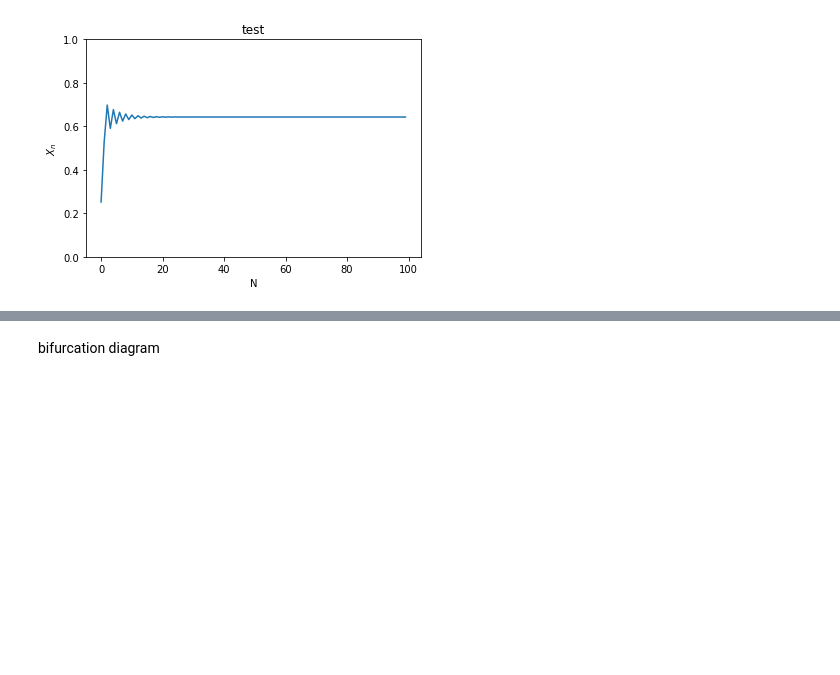
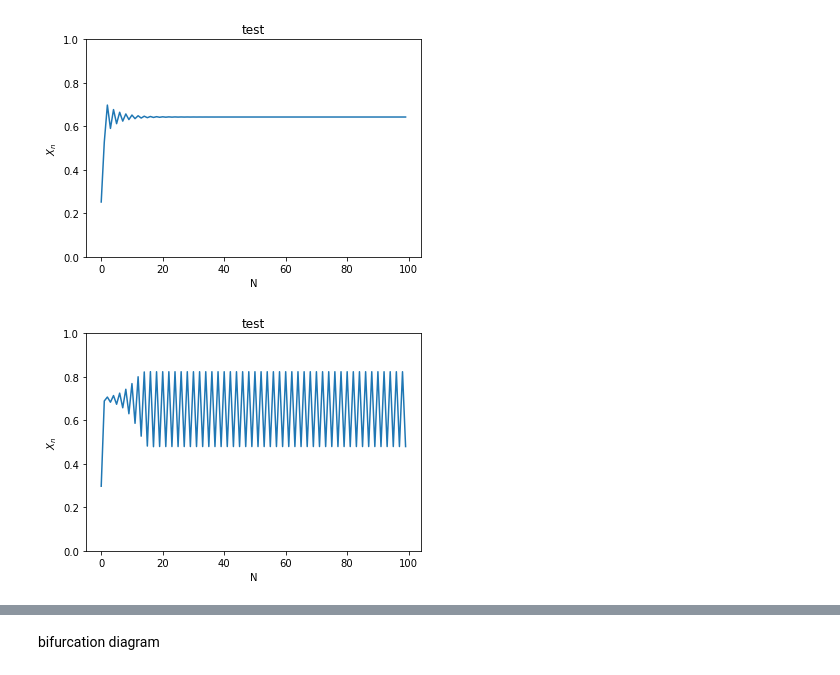
Before and after one commit to Linnore/MLCMS-EX3-GroupK, a Jupyter notebook: task4.ipynb, the cells around one changed output, grey strips where cells are left out. Saved outputs shown, nothing was run; the diff lists cells and outputs as text; code cells hidden in the pictures; blank space fills up the shorter version.

```diff
--- a/task4.ipynb
+++ b/task4.ipynb
@@ -29,3 +33,7 @@ def task4_plot(r):
 task4_plot(r=2.8)
 # %% [output]
 [figure]
+# %%
+task4_plot(r=3.3)
+# %% [output]
+[figure, added]
```
Also changed, not shown: parts of 17 cells of this notebook, 1 other file.
